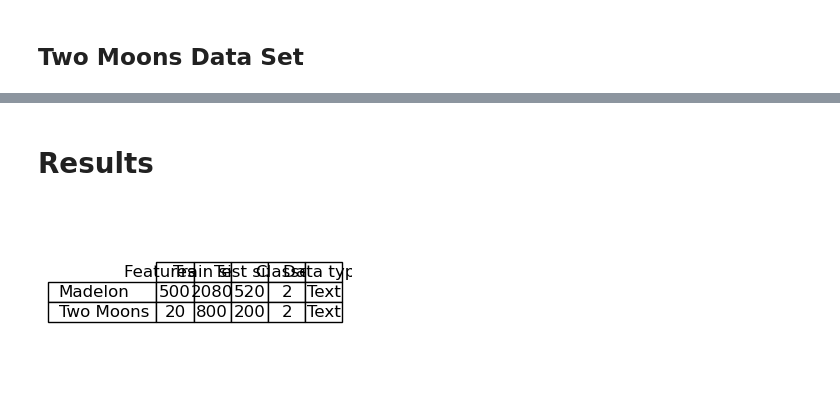
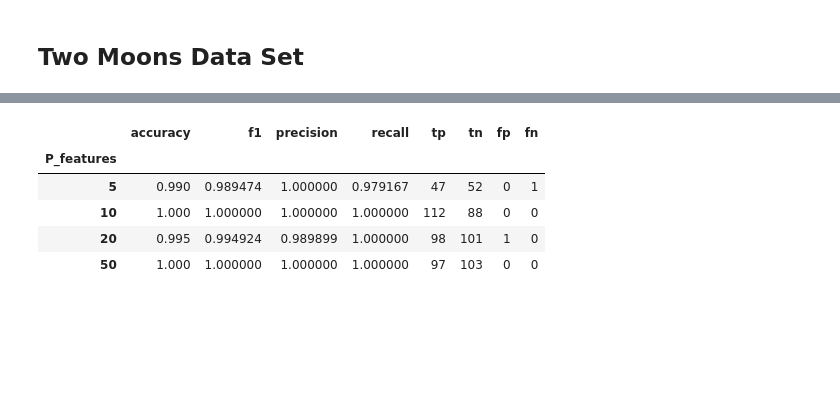
Before and after one commit to yonatanwies/GeometryOfInformation, a Jupyter notebook: 2nd_Milestone.ipynb, the cells around one changed output, grey strips where cells are left out. Drawn from its saved outputs; the diff is of its cells as text; code cells hidden in the pictures; blank space fills up the shorter version.

```diff
--- a/2nd_Milestone.ipynb
+++ b/2nd_Milestone.ipynb
@@ -137,7 +137,7 @@ from sklearn.metrics import r2_score, mean_squared_error, mean_absolute_error,me
 
 p_size_ls = [3,4,5, 10, 20,50]
 rmse_arr = []
-sin_results_df = None
+sin_results_dict = {}
 for p in p_size_ls:
     print(f"p={p}")
     n_size = 1000  # Number of samples
@@ -149,41 +149,24 @@ for p in p_size_ls:
     args_cuda = torch.cuda.is_available()
     device = torch.device("cuda" if args_cuda else "cpu")
     feature_selection = True
-    model = STG(task_type='regression',input_dim=X_train.shape[1], output_dim=1, hidden_dims=[500, 50, 10], activation='tanh',
+    model = STG(task_type='regression',input_dim=X_train.shape[1], output_dim=1, hidden_dims=[100, 50, 10], activation='tanh',
         optimizer='SGD', learning_rate=0.1, batch_size=X_train.shape[0], feature_selection=feature_selection, sigma=0.5, lam=0.1, random_state=1, device=device)
     print("fitting model")
     model.fit(X_train, y_train, nr_epochs=3000, valid_X=X_test, valid_y=y_test, print_interval=1000)
-
-    import torch
-    tmp_loss = torch.nn.MSELoss()
-    tmp_loss(torch.Tensor(y_train), torch.Tensor(model.predict(X_train)))
-
-    tmp_loss(torch.Tensor(y_test), torch.Tensor(model.predict(X_test)))
 
 
     ## TESTING THE MODEL
     y_pred=model.predict(X_test)
     rmse_arr.append(np.sqrt(np.mean((y_pred - y_test)**2)))
-    if sin_results_df:
-        sin_results_df = sin_results_df.append({
-            'P_featuers': p,
+    sin_results_dict[p] = {
+            'R2 Score': round(r2_score(y_test, y_pred),3),
+            'RMSE': round(mean_squared_error(y_test, y_pred, squared=False),3),
+            'MAE': round(mean_absolute_error(y_test, y_pred),3),
+            'MAPE': round(mean_absolute_percentage_error(y_test, y_pred),3),
             'gates_found': model.get_gates(mode='prob').astype(str),
-            'R2 Score': r2_score(y_test, y_pred),
-            'RMSE': mean_squared_error(y_test, y_pred, squared=False),
-            'MAE': mean_absolute_error(y_test, y_pred),
-            'MAPE': mean_absolute_percentage_error(y_test, y_pred)
-        }, ignore_index=True)
-    else:
-        sin_results_df = pd.DataFrame({
-        'P_featuers': p,
-            'gates_found': model.get_gates(mode='prob').astype(str),
-        'R2 Score': [r2_score(y_test, y_pred)],
-        'RMSE': [mean_squared_error(y_test, y_pred, squared=False)],
-        'MAE': [mean_absolute_error(y_test, y_pred)],
-        'MAPE': [mean_absolute_percentage_error(y_test, y_pred)]
-    })
+        }
 
-sin_results_df
+results_df_sin = pd.DataFrame(sin_results_dict).T
 # %% [output]
 p=3
 fitting model
@@ -569,35 +506,9 @@ X_data.shape
-# %% [markdown]
-# Results
-# %%
-import pandas as pd
-import matplotlib.pyplot as plt
-from pandas.plotting import table
-
-# Define the data for the table as a dictionary
-
-# data only for madelon and "two moons" datasets
-
-data = {
-    'Features (D)': [500, 20],
-    'Train size' : [2080, 800],
-    'Test size' : [520, 200],
-    'Classes' : [2, 2],
-    'Data type' : ['Text', 'Text']
-}
-
-df = pd.DataFrame(data, index=['Madelon', 'Two Moons'])
-
-# Rendering the DataFrame as a matplotlib table
-fig, ax = plt.subplots(figsize=(2, 2))  # set size frame
-ax.axis('tight')
-ax.axis('off')
-the_table = table(ax, df, loc='center', cellLoc='center', colLoc='center')
-
-# Apply font and alignment properties to the table
-the_table.auto_set_font_size(False)
-the_table.set_fontsize(12)
-the_table.scale(1.2, 1.2)
-
-plt.show()
-# %% [output]
-[figure, removed]
+# %%
+metrics_df_moons
+# %% [output]
+|  | accuracy | f1 | precision | recall | tp | tn | fp | fn |
+| P_features |  |  |  |  |  |  |  |  |
+| 5 | 0.990 | 0.989474 | 1.000000 | 0.979167 | 47 | 52 | 0 | 1 |
+| 10 | 1.000 | 1.000000 | 1.000000 | 1.000000 | 112 | 88 | 0 | 0 |
+| 20 | 0.995 | 0.994924 | 0.989899 | 1.000000 | 98 | 101 | 1 | 0 |
+| 50 | 1.000 | 1.000000 | 1.000000 | 1.000000 | 97 | 103 | 0 | 0 |
```
Also changed, not shown: parts of 15 cells of this notebook.
